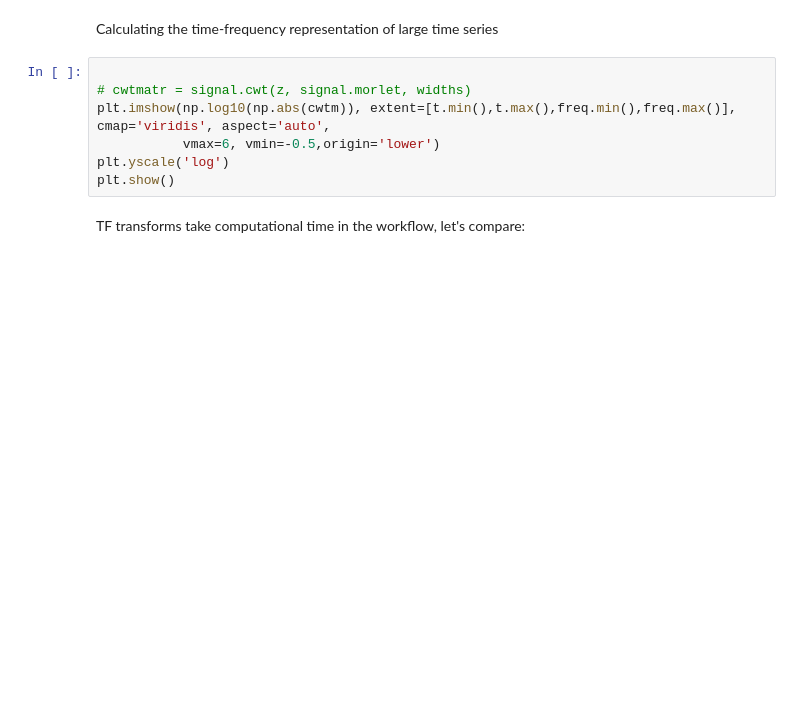
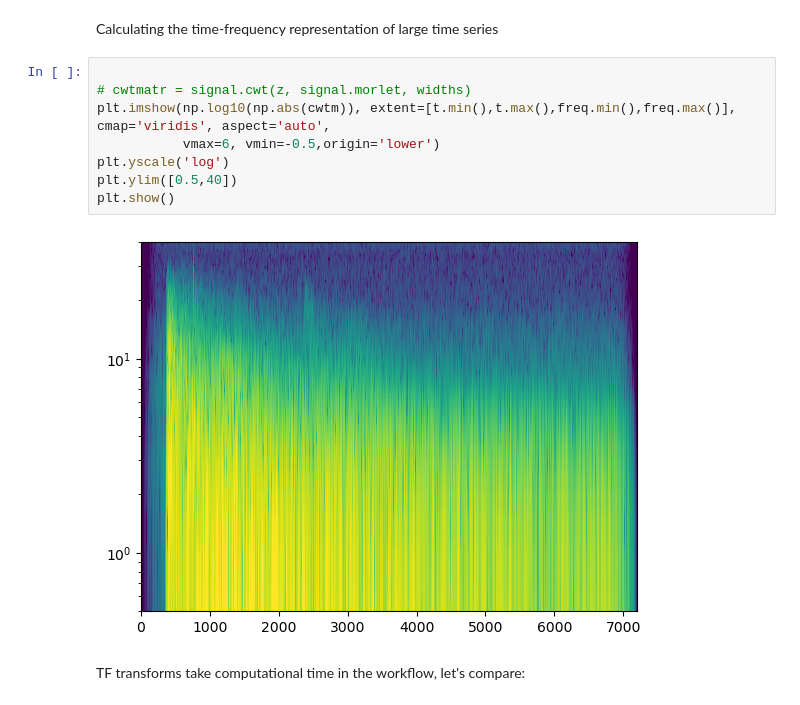
Before and after one commit to geo-smart/mlgeo, a Jupyter notebook: book/Chapter2-DataManipulation/2.7_data_spectral_transforms.ipynb, the cells around one changed output. Cells and saved outputs as stored; diff of their text form; blank space fills up the shorter version.

```diff
--- a/book/Chapter2-DataManipulation/2.7_data_spectral_transforms.ipynb
+++ b/book/Chapter2-DataManipulation/2.7_data_spectral_transforms.ipynb
@@ -530,10 +574,13 @@ Calculating the time-frequency representation of large time series
 # %%
 
 # cwtmatr = signal.cwt(z, signal.morlet, widths)
 plt.imshow(np.log10(np.abs(cwtm)), extent=[t.min(),t.max(),freq.min(),freq.max()], cmap='viridis', aspect='auto',
            vmax=6, vmin=-0.5,origin='lower')
 plt.yscale('log')
+plt.ylim([0.5,40])
 plt.show()
+# %% [output]
+[figure, added]
 # %% [markdown]
 TF transforms take computational time in the workflow, let's compare:
 # %%
```
Also changed, not shown: parts of 28 cells of this notebook, 3 other files.
